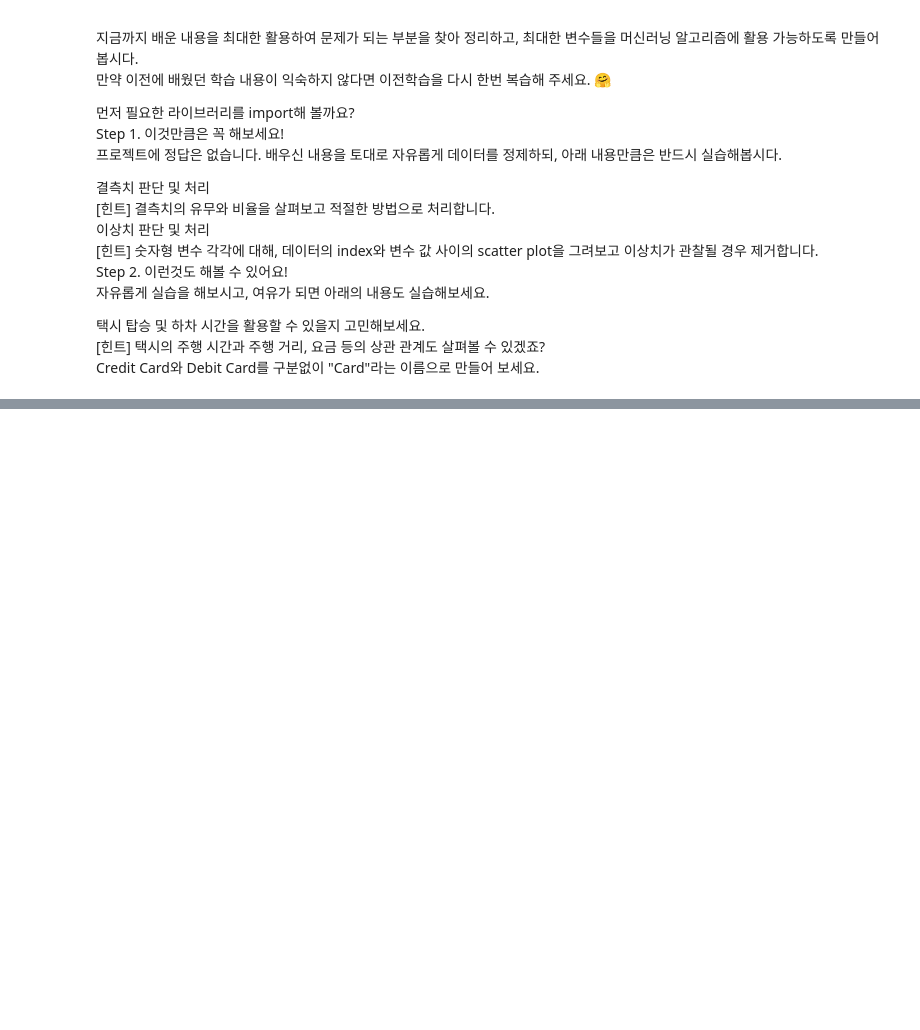
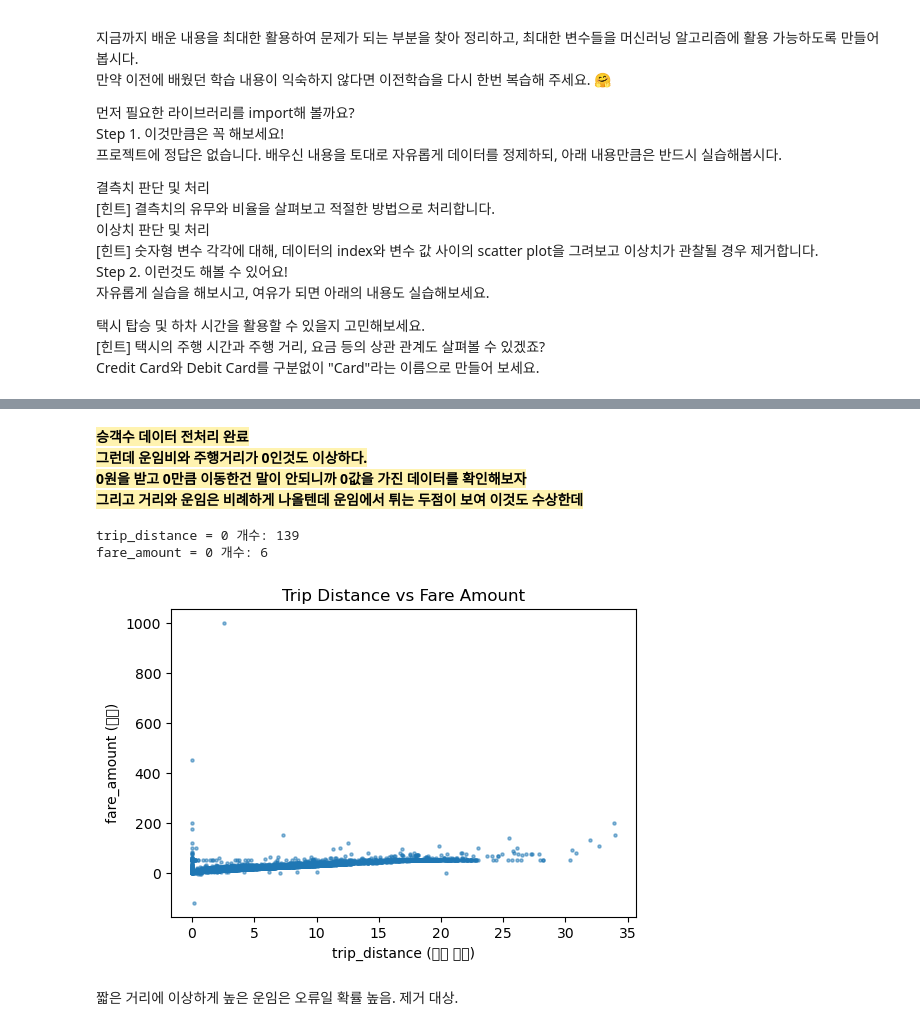
Before and after one commit to jojos0501/da5, a Jupyter notebook: 0204_데이터전처리와시각화/data cleaning_project_jsk.ipynb, the cells around one changed output, grey strips where cells are left out. Saved outputs shown, nothing was run; the diff lists cells and outputs as text; code cells hidden in the pictures; blank space fills up the shorter version.

```diff
--- a/0204_데이터전처리와시각화/data cleaning_project_jsk.ipynb
+++ b/0204_데이터전처리와시각화/data cleaning_project_jsk.ipynb
@@ -1223,0 +389,28 @@ Name: buy_before, Length: 881, dtype: int64
+# %% [markdown]
+<span style="background-color:#FFF3B0; color:#000; font-weight:bold;">
+승객수 데이터 전처리 완료 <br>
+그런데 운임비와 주행거리가 0인것도 이상하다.<br>
+0원을 받고 0만큼 이동한건 말이 안되니까 0값을 가진 데이터를 확인해보자 <br>그리고 거리와 운임은 비례하게 나올텐데 운임에서 튀는 두점이 보여 이것도 수상한데
+</span>
+# %%
+# 주행거리 0인 데이터 개수
+print("trip_distance = 0 개수:", (df["trip_distance"] == 0).sum())
+
+# 요금 0인 데이터 개수
+print("fare_amount = 0 개수:", (df["fare_amount"] == 0).sum())
+
+# 거리 vs 운임 산점도
+plt.figure(figsize=(6, 4))
+plt.scatter(df["trip_distance"], df["fare_amount"], s=5, alpha=0.5)
+
+plt.xlabel("trip_distance (주행 거리)")
+plt.ylabel("fare_amount (운임)")
+plt.title("Trip Distance vs Fare Amount")
+
+plt.show()
+# %% [output]
+trip_distance = 0 개수: 139
+fare_amount = 0 개수: 6
+[figure, added]
+# %% [markdown]
+짧은 거리에 이상하게 높은 운임은 오류일 확률 높음. 제거 대상.
```
Also changed, not shown: parts of 160 cells of this notebook.
